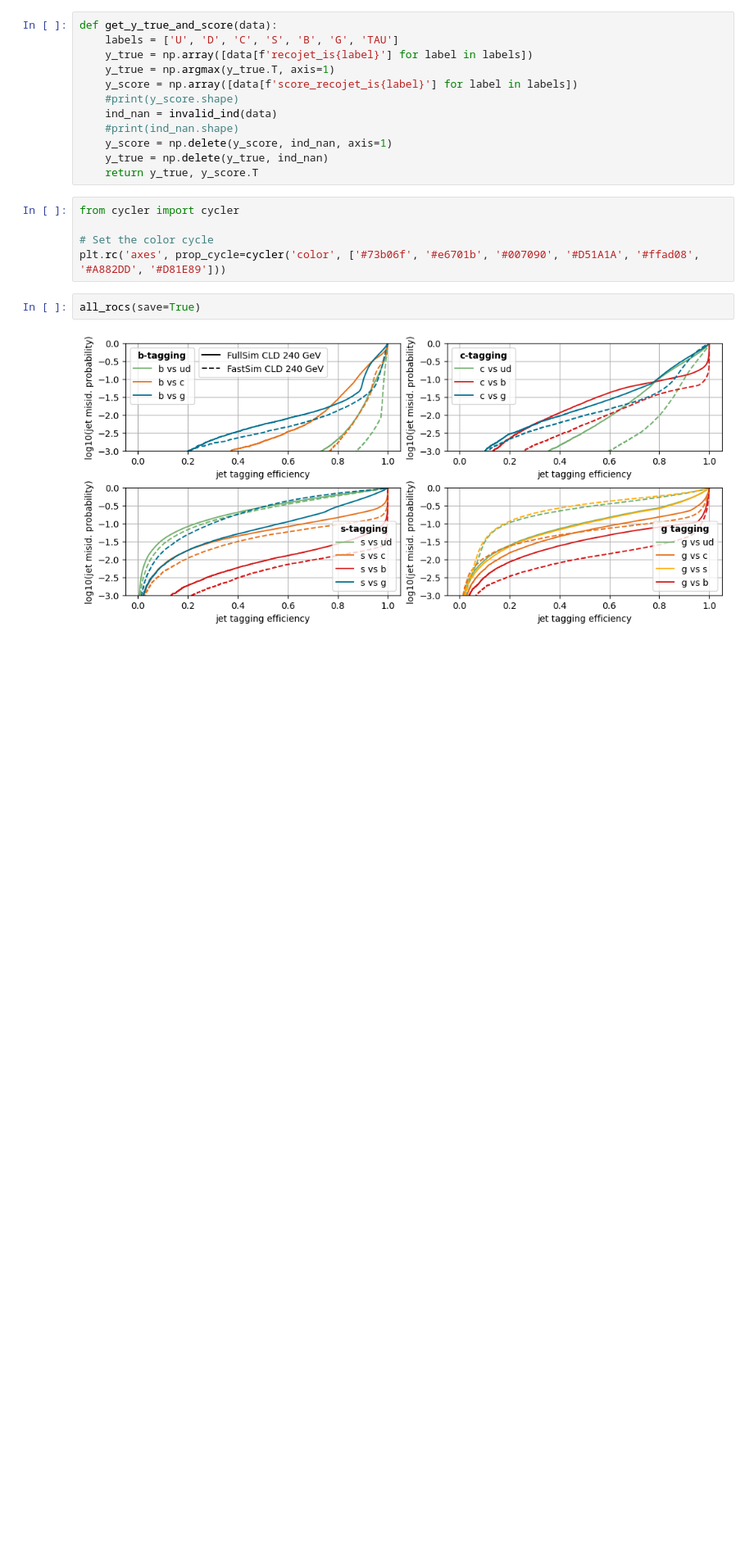
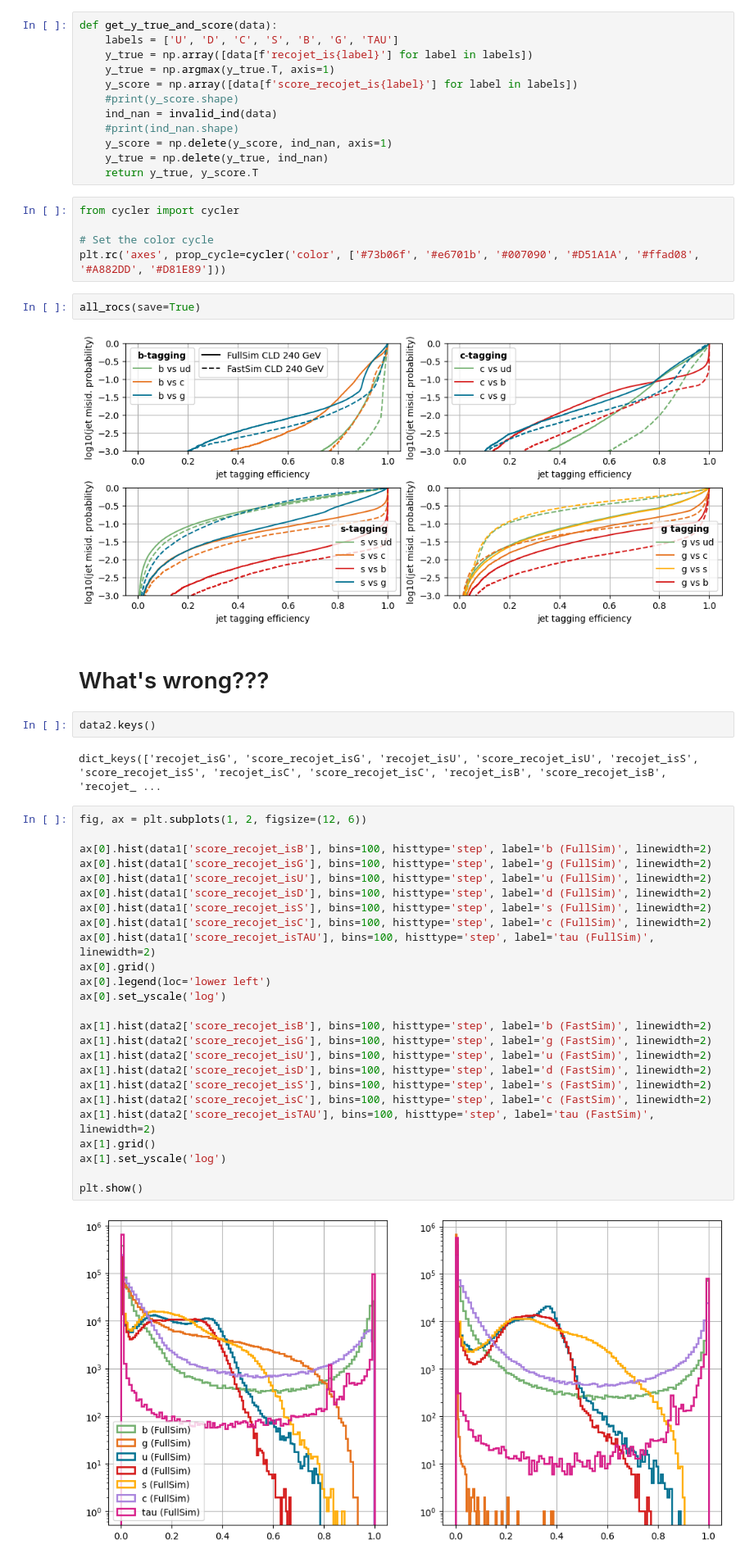
Before and after one commit to saracreates/TaggingResults, a Jupyter notebook: nn_evaluation_FastvsFullSimCLD240.ipynb, the cells around one changed output. Shown at 82% size. Saved outputs shown, nothing was run; the diff lists cells and outputs as text; blank space fills up the shorter version.

```diff
--- a/nn_evaluation_FastvsFullSimCLD240.ipynb
+++ b/nn_evaluation_FastvsFullSimCLD240.ipynb
@@ -343,3 +343,36 @@ plt.rc('axes', prop_cycle=cycler('color', ['#73b06f', '#e6701b', '#007090', '#D5
 all_rocs(save=True)
 # %% [output]
 [figure]
+# %% [markdown]
+# What's wrong???
+# %%
+data2.keys()
+# %% [output]
+dict_keys(['recojet_isG', 'score_recojet_isG', 'recojet_isU', 'score_recojet_isU', 'recojet_isS', 'score_recojet_isS', 'recojet_isC', 'score_recojet_isC', 'recojet_isB', 'score_recojet_isB', 'recojet_ ...
+# %%
+fig, ax = plt.subplots(1, 2, figsize=(12, 6))
+
+ax[0].hist(data1['score_recojet_isB'], bins=100, histtype='step', label='b (FullSim)', linewidth=2)
+ax[0].hist(data1['score_recojet_isG'], bins=100, histtype='step', label='g (FullSim)', linewidth=2)
+ax[0].hist(data1['score_recojet_isU'], bins=100, histtype='step', label='u (FullSim)', linewidth=2)
+ax[0].hist(data1['score_recojet_isD'], bins=100, histtype='step', label='d (FullSim)', linewidth=2)
+ax[0].hist(data1['score_recojet_isS'], bins=100, histtype='step', label='s (FullSim)', linewidth=2)
+ax[0].hist(data1['score_recojet_isC'], bins=100, histtype='step', label='c (FullSim)', linewidth=2)
+ax[0].hist(data1['score_recojet_isTAU'], bins=100, histtype='step', label='tau (FullSim)', linewidth=2)
+ax[0].grid()
+ax[0].legend(loc='lower left')
+ax[0].set_yscale('log')
+
+ax[1].hist(data2['score_recojet_isB'], bins=100, histtype='step', label='b (FastSim)', linewidth=2)
+ax[1].hist(data2['score_recojet_isG'], bins=100, histtype='step', label='g (FastSim)', linewidth=2)
+ax[1].hist(data2['score_recojet_isU'], bins=100, histtype='step', label='u (FastSim)', linewidth=2)
+ax[1].hist(data2['score_recojet_isD'], bins=100, histtype='step', label='d (FastSim)', linewidth=2)
+ax[1].hist(data2['score_recojet_isS'], bins=100, histtype='step', label='s (FastSim)', linewidth=2)
+ax[1].hist(data2['score_recojet_isC'], bins=100, histtype='step', label='c (FastSim)', linewidth=2)
+ax[1].hist(data2['score_recojet_isTAU'], bins=100, histtype='step', label='tau (FastSim)', linewidth=2)
+ax[1].grid()
+ax[1].set_yscale('log')
+
+plt.show()
+# %% [output]
+[figure, added]
```
Also changed, not shown: parts of 2 cells of this notebook, 2 other files.
